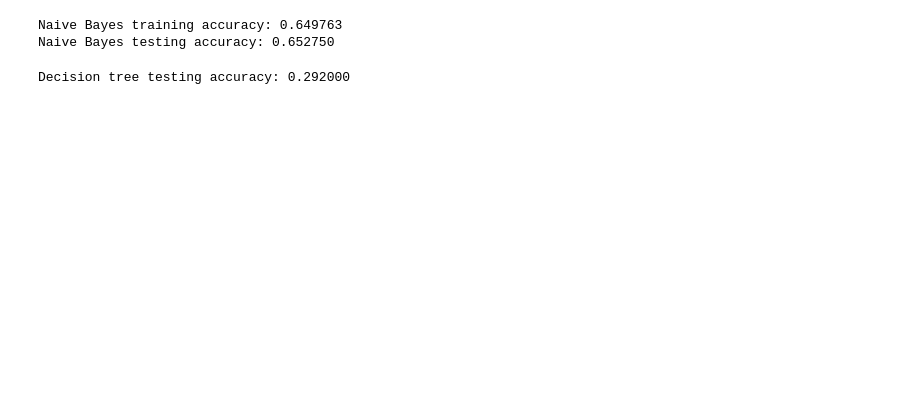
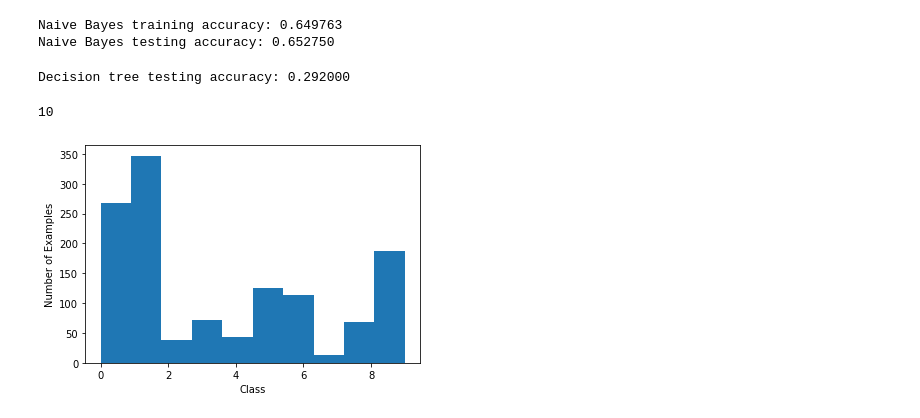
Before and after one commit to guri2900/MachineLearning_digitrecog, a Jupyter notebook: main.ipynb, the cells around one changed output. Cells and saved outputs as stored; diff of their text form; code cells hidden in the pictures; blank space fills up the shorter version.

```diff
--- a/main.ipynb
+++ b/main.ipynb
@@ -134,0 +139,27 @@ Decision tree testing accuracy: 0.292000
+# %%
+# load cardio data from MATLAB data file
+
+variables = dict()
+loadmat('processedCardio.mat', variables)
+
+train_labels = variables['trainLabels'].ravel() - 1 # the original MATLAB data was 1-indexed
+test_labels = variables['testLabels'].ravel() - 1
+train_data = variables['trainData']
+test_data = variables['testData']
+
+# get data dimensions and sizes
+num_dim, num_train = train_data.shape
+_, num_test = test_data.shape
+
+classes = np.unique(train_labels)
+num_classes = len(classes)
+print(num_classes) # meaning 10 digits
+# %% [output]
+10
+# %%
+plt.hist(train_labels)
+plt.xlabel('Class')
+plt.ylabel('Number of Examples')
+plt.show()
+# %% [output]
+[figure, added]
```
Also changed, not shown: parts of 8 cells of this notebook, 1 other file.
